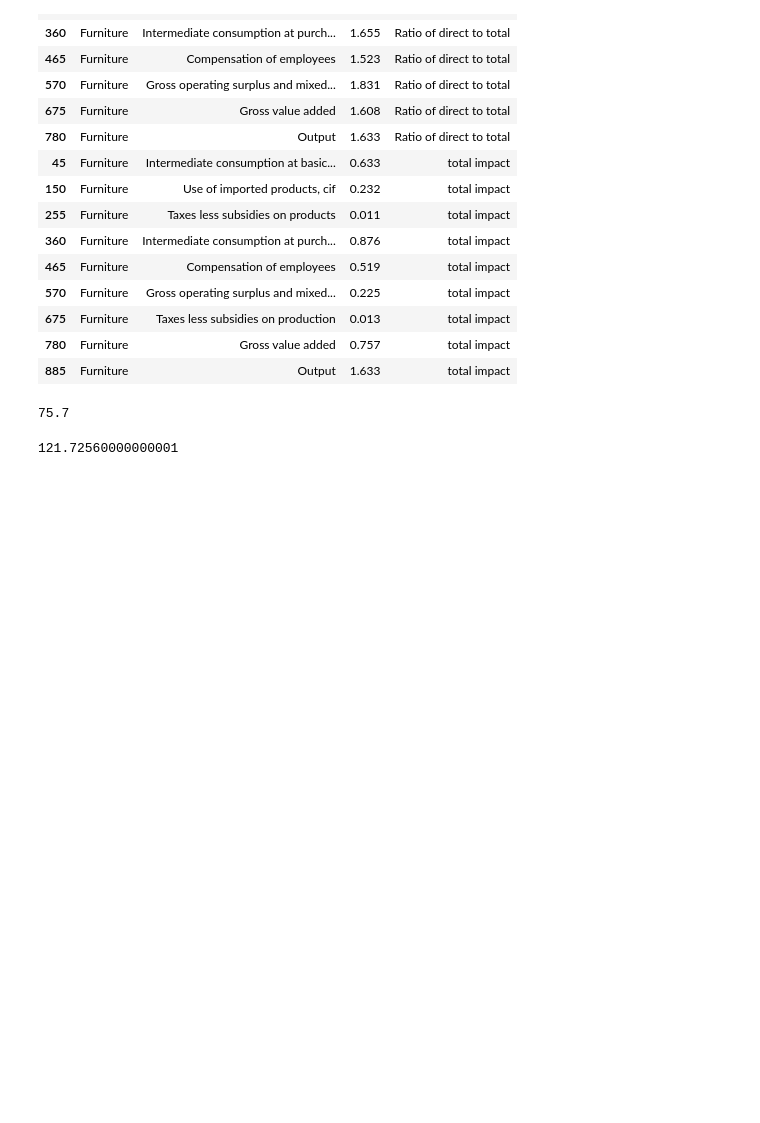
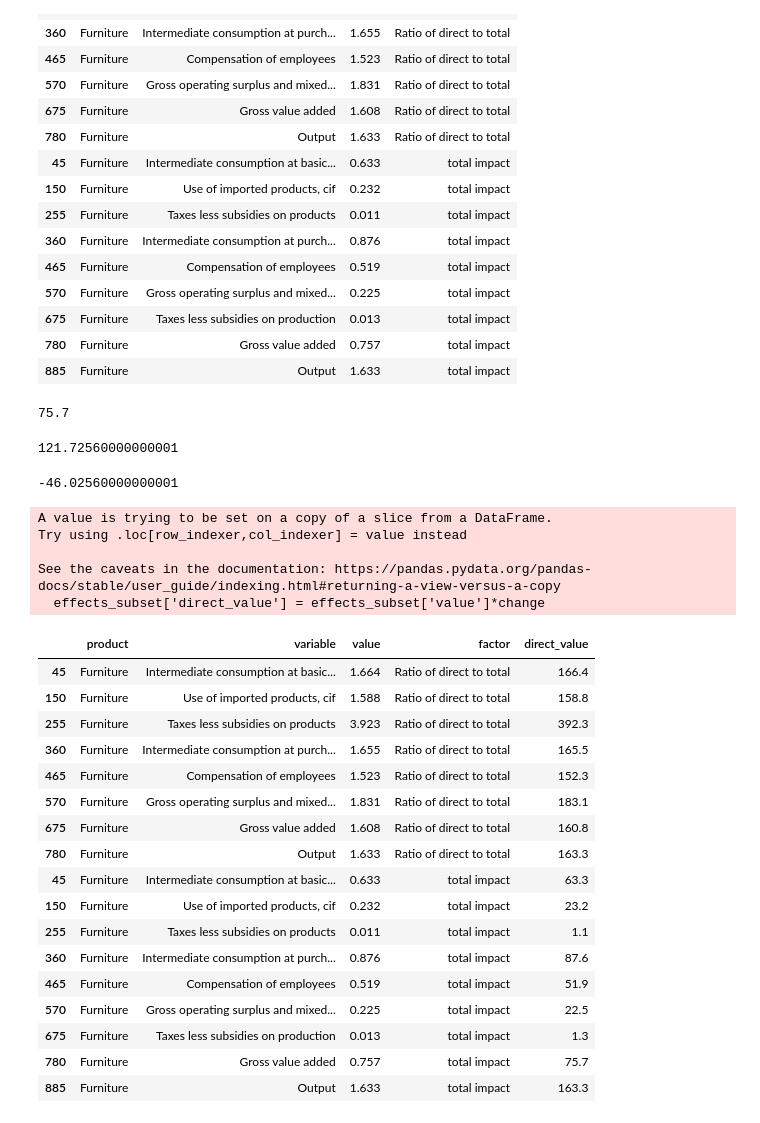
Before and after one commit to banksad/supply_chain_app, a Jupyter notebook: notebooks/preprocess_mult.ipynb, the cells around one changed output. Drawn from its saved outputs; the diff is of its cells as text; code cells hidden in the pictures; blank space fills up the shorter version.

```diff
--- a/notebooks/preprocess_mult.ipynb
+++ b/notebooks/preprocess_mult.ipynb
@@ -4,7 +7,7 @@ import pandas as pd
 # %% [markdown]
 Examine imports use table
 # %%
-data = pd.read_csv('data/effects.csv', thousands=',')
+data = pd.read_csv('effects.csv', thousands=',')
 data.head()
 # %% [output]
 |  | product | Intermediate consumption at basic... | Use of imported products, cif | Taxes less subsidies on products | Intermediate consumption at purch... | ... |
@@ -71,7 +74,7 @@ effects.head()
 | 3 | Coal and lignite | Intermediate consumption at basic... | 0.861 | total impact |
 | 4 | Extraction Of Crude Petroleum And... | Intermediate consumption at basic... | 0.599 | total impact |
 # %%
-data = pd.read_csv('data/multipliers.csv', thousands=',', nrows=105)
+data = pd.read_csv('multipliers.csv', thousands=',', nrows=105)
 data.tail()
 # %% [output]
 |  | product | Intermediate consumption at basic... | Use of imported products, cif | Taxes less subsidies on products | Intermediate consumption at purch... | ... |
@@ -181,3 +184,36 @@ direct_impact = (effects_subset[(effects_subset['product']==product)&(effects_su
 direct_impact
 # %% [output]
 121.72560000000001
+# %%
+indirect_impact = total_impact - direct_impact
+
+indirect_impact
+# %% [output]
+-46.02560000000001
+# %%
+effects_subset['direct_value'] = effects_subset['value']*change
+effects_subset
+# %% [output]
+A value is trying to be set on a copy of a slice from a DataFrame.
+Try using .loc[row_indexer,col_indexer] = value instead
+
+See the caveats in the documentation: https://pandas.pydata.org/pandas-docs/stable/user_guide/indexing.html#returning-a-view-versus-a-copy
+  effects_subset['direct_value'] = effects_subset['value']*change
+|  | product | variable | value | factor | direct_value |
+| 45 | Furniture | Intermediate consumption at basic... | 1.664 | Ratio of direct to total | 166.4 |
+| 150 | Furniture | Use of imported products, cif | 1.588 | Ratio of direct to total | 158.8 |
+| 255 | Furniture | Taxes less subsidies on products | 3.923 | Ratio of direct to total | 392.3 |
+| 360 | Furniture | Intermediate consumption at purch... | 1.655 | Ratio of direct to total | 165.5 |
+| 465 | Furniture | Compensation of employees | 1.523 | Ratio of direct to total | 152.3 |
+| 570 | Furniture | Gross operating surplus and mixed... | 1.831 | Ratio of direct to total | 183.1 |
+| 675 | Furniture | Gross value added | 1.608 | Ratio of direct to total | 160.8 |
+| 780 | Furniture | Output | 1.633 | Ratio of direct to total | 163.3 |
+| 45 | Furniture | Intermediate consumption at basic... | 0.633 | total impact | 63.3 |
+| 150 | Furniture | Use of imported products, cif | 0.232 | total impact | 23.2 |
+| 255 | Furniture | Taxes less subsidies on products | 0.011 | total impact | 1.1 |
+| 360 | Furniture | Intermediate consumption at purch... | 0.876 | total impact | 87.6 |
+| 465 | Furniture | Compensation of employees | 0.519 | total impact | 51.9 |
+| 570 | Furniture | Gross operating surplus and mixed... | 0.225 | total impact | 22.5 |
+| 675 | Furniture | Taxes less subsidies on production | 0.013 | total impact | 1.3 |
+| 780 | Furniture | Gross value added | 0.757 | total impact | 75.7 |
+| 885 | Furniture | Output | 1.633 | total impact | 163.3 |
```
Also changed, not shown: parts of 5 cells of this notebook, 8 other files.
